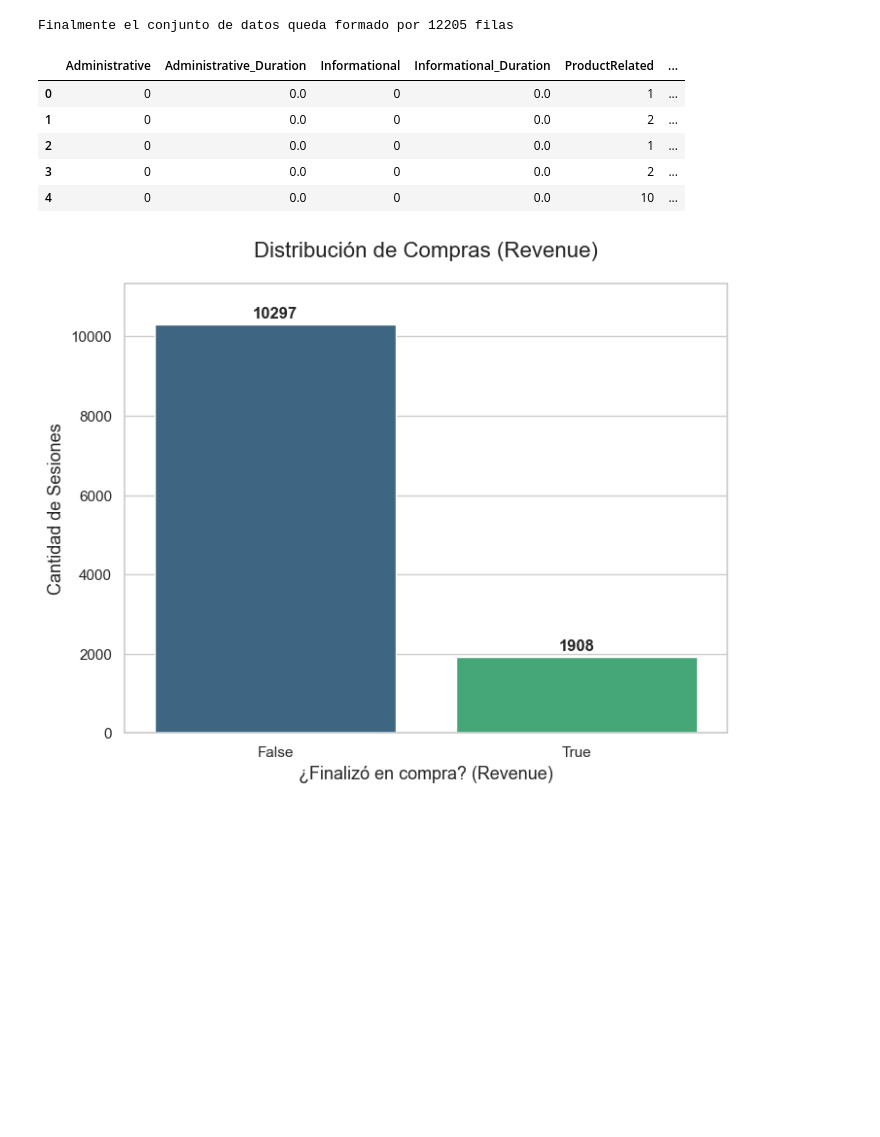
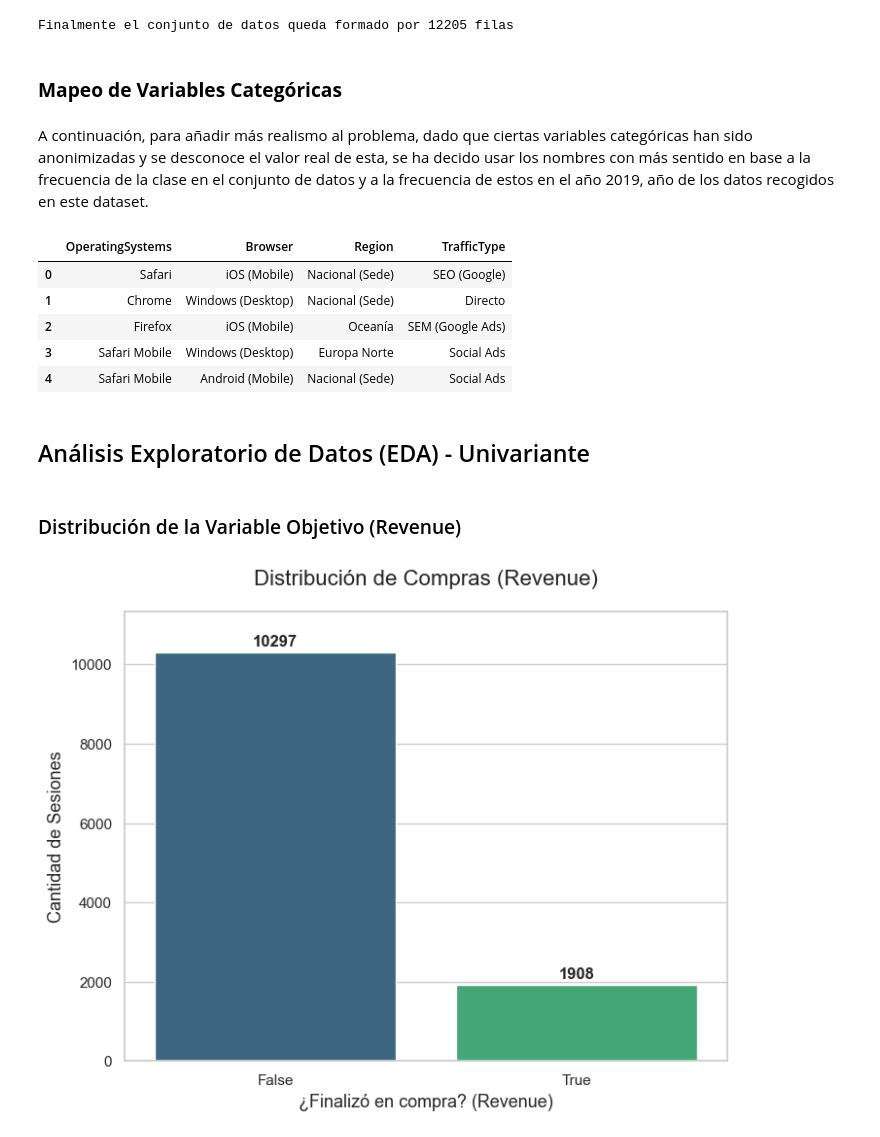
Before and after one commit to alvaroG-IA/proyecto-1-AIA-Marketing_Digital, a Jupyter notebook: EDA.ipynb, the cells around one changed output. Saved outputs shown, nothing was run; the diff lists cells and outputs as text; code cells hidden in the pictures; blank space fills up the shorter version.

```diff
--- a/EDA.ipynb
+++ b/EDA.ipynb
@@ -103,4 +112,8 @@ Se han encontrado y eliminado 125 filas duplicadas
 print(f'Finalmente el conjunto de datos queda formado por {df.shape[0]} filas')
 # %% [output]
 Finalmente el conjunto de datos queda formado por 12205 filas
+# %% [markdown]
+### **Mapeo de Variables Categóricas**
+# %% [markdown]
+A continuación, para añadir más realismo al problema, dado que ciertas variables categóricas han sido anonimizadas y se desconoce el valor real de esta, se ha decido usar los nombres con más sentido en base a la frecuencia de la clase en el conjunto de datos y a la frecuencia de estos en el año 2019, año de los datos recogidos en este dataset.
 # %%
@@ -167,12 +180,16 @@ df_eda['Browser'] = df_eda['Browser'].map(os_mapping)
 df_eda['Region'] = df_eda['Region'].map(region_mapping)
 df_eda['TrafficType'] = df_eda['TrafficType'].map(traffic_mapping)
 # %%
-df_eda.head()
+df_eda[['OperatingSystems', 'Browser', 'Region', 'TrafficType']].head()
 # %% [output]
-|  | Administrative | Administrative_Duration | Informational | Informational_Duration | ProductRelated | ... |
-| 0 | 0 | 0.0 | 0 | 0.0 | 1 | ... |
-| 1 | 0 | 0.0 | 0 | 0.0 | 2 | ... |
-| 2 | 0 | 0.0 | 0 | 0.0 | 1 | ... |
-| 3 | 0 | 0.0 | 0 | 0.0 | 2 | ... |
-| 4 | 0 | 0.0 | 0 | 0.0 | 10 | ... |
+|  | OperatingSystems | Browser | Region | TrafficType |
+| 0 | Safari | iOS (Mobile) | Nacional (Sede) | SEO (Google) |
+| 1 | Chrome | Windows (Desktop) | Nacional (Sede) | Directo |
+| 2 | Firefox | iOS (Mobile) | Oceanía | SEM (Google Ads) |
+| 3 | Safari Mobile | Windows (Desktop) | Europa Norte | Social Ads |
+| 4 | Safari Mobile | Android (Mobile) | Nacional (Sede) | Social Ads |
+# %% [markdown]
+## Análisis Exploratorio de Datos (EDA) - Univariante
+# %% [markdown]
+### Distribución de la Variable Objetivo (Revenue)
 # %%
```
Also changed, not shown: parts of 32 cells of this notebook.
